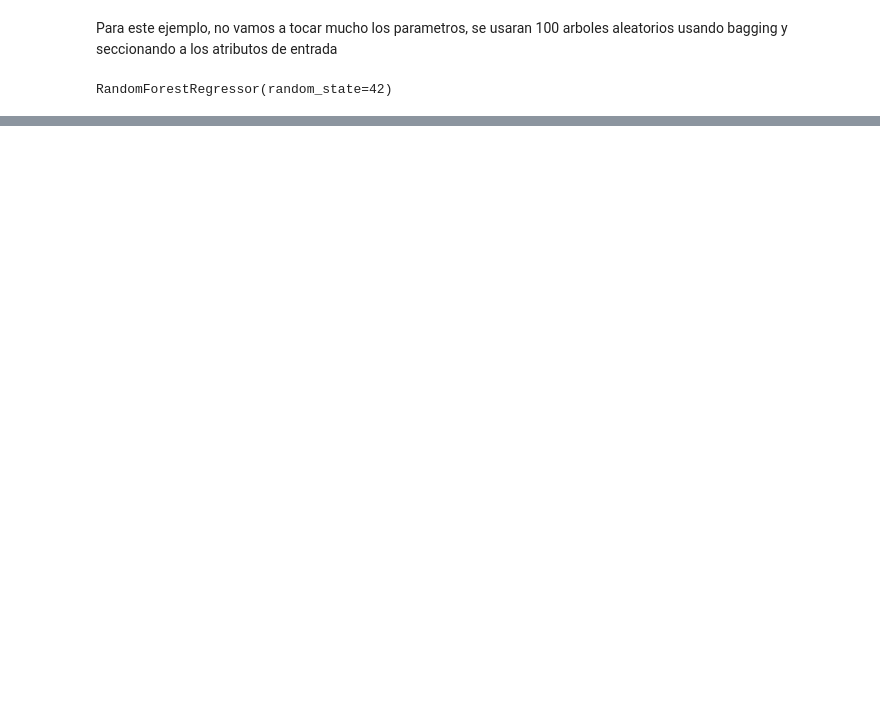
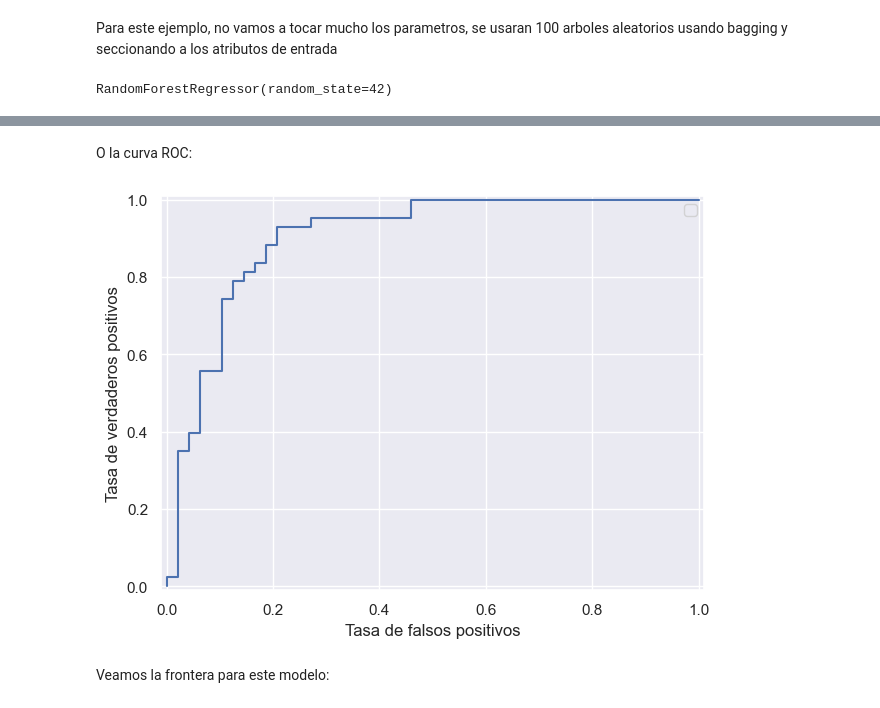
Before and after one commit to facundolucianna/Apre_Aut_CEIoT, a Jupyter notebook: clase7/jupyter_notebooks/trees.ipynb, the cells around one changed output, grey strips where cells are left out. Drawn from its saved outputs; the diff is of its cells as text; code cells hidden in the pictures; blank space fills up the shorter version.

```diff
--- a/clase7/jupyter_notebooks/trees.ipynb
+++ b/clase7/jupyter_notebooks/trees.ipynb
@@ -568,0 +678,18 @@ plot_boundary(X, y, xgb_classifier,
+# %% [markdown]
+O la curva ROC:
+# %%
+from catboost.utils import get_roc_curve
+
+fpr, tpr, _ = get_roc_curve(catboost_classifier, test_pool, plot=False);
+
+plt.plot(fpr, tpr)
+plt.xlim([-0.01, 1.01])
+plt.ylim([-0.01, 1.01])
+plt.xlabel("Tasa de falsos positivos")
+plt.ylabel("Tasa de verdaderos positivos")
+plt.legend()
+plt.tight_layout();
+# %% [output]
+[figure, added]
+# %% [markdown]
+Veamos la frontera para este modelo:
```
Also changed, not shown: parts of 60 cells of this notebook, 5 other files.
